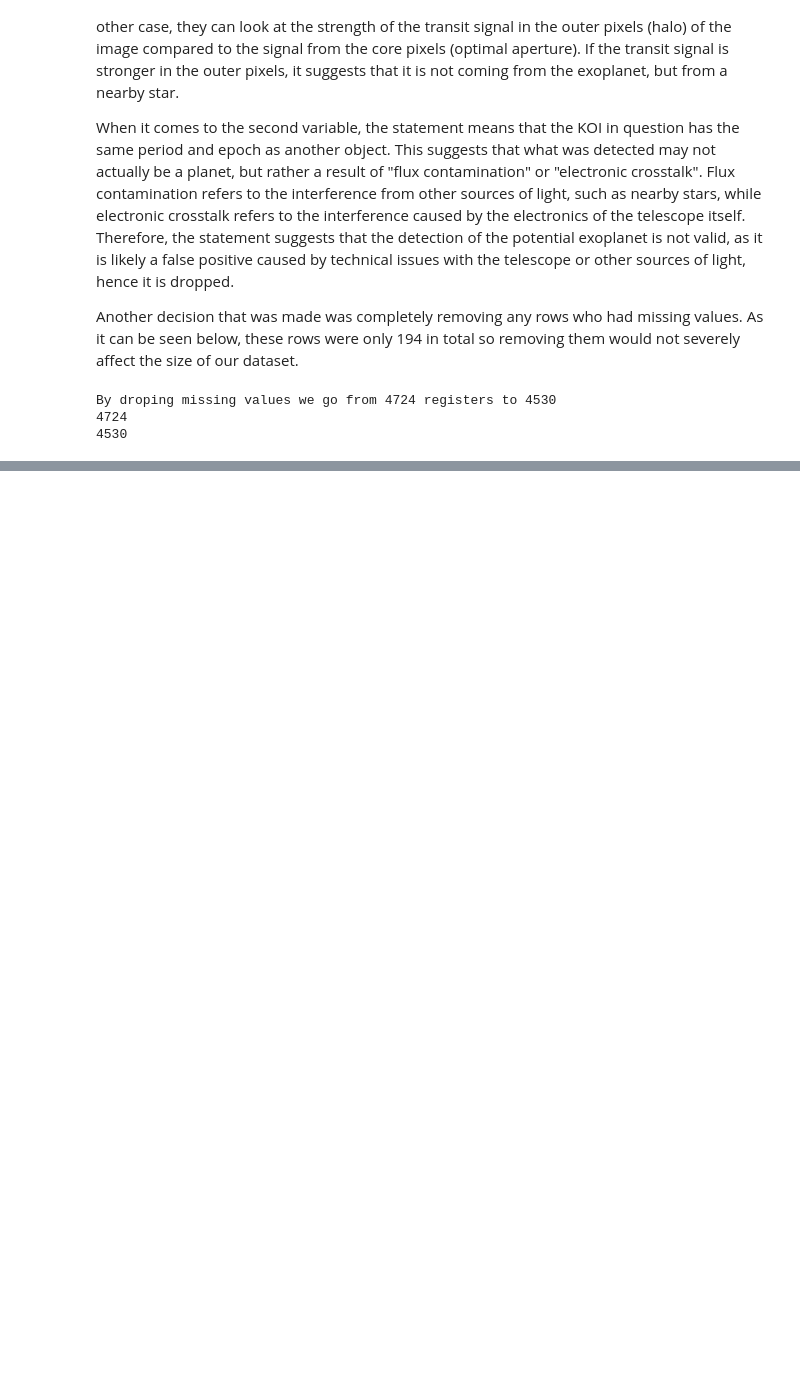
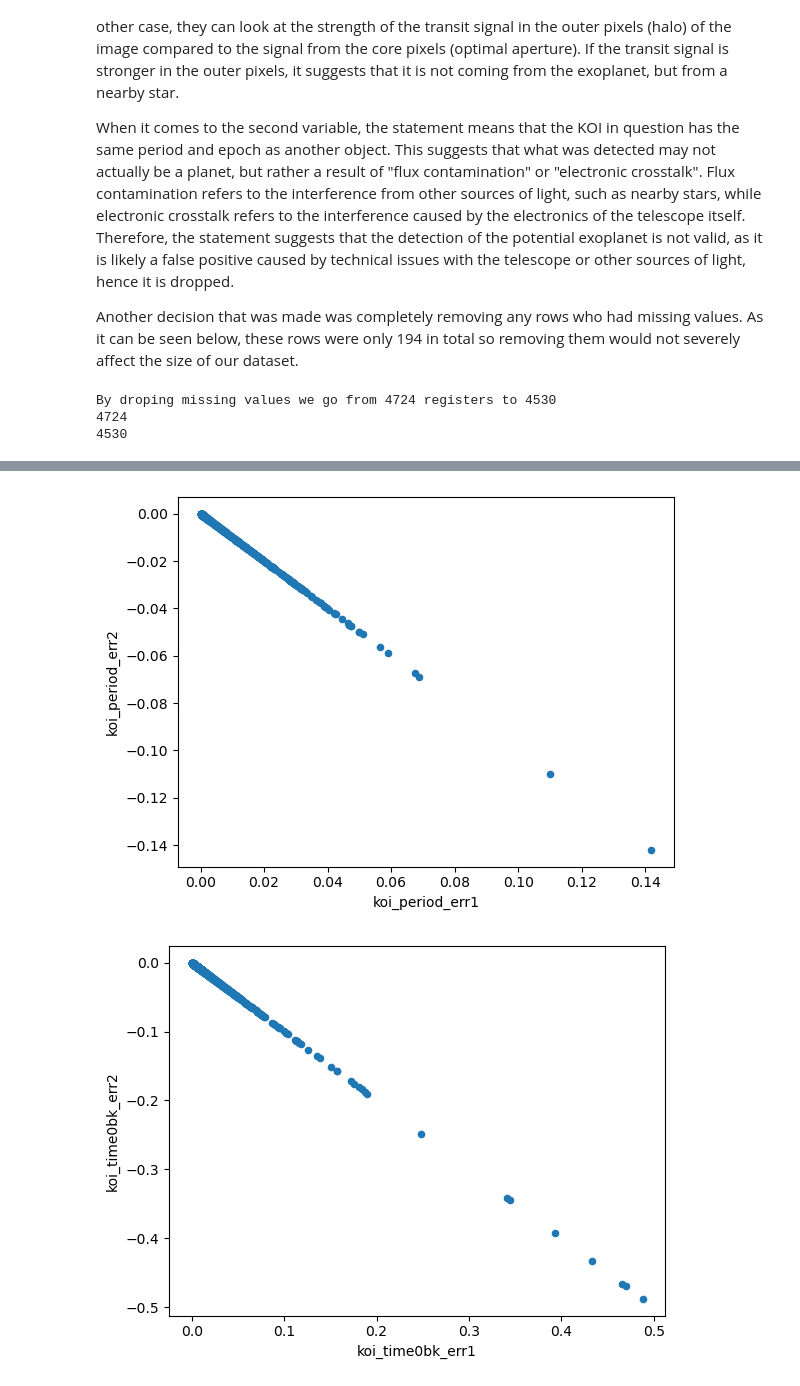
Before and after one commit to mp2b31/MDS-ML-Exoplanets, a Jupyter notebook: Exoplanet Identification.ipynb, the cells around one changed output, grey strips where cells are left out. Saved outputs shown, nothing was run; the diff lists cells and outputs as text; code cells hidden in the pictures; blank space fills up the shorter version.

```diff
--- a/Exoplanet Identification.ipynb
+++ b/Exoplanet Identification.ipynb
@@ -149,0 +203,8 @@ for col in df:
+# %%
+# Look at symetric variables
+for var in [x for x in df.columns if x.endswith("err2")]:
+    var1 = var[:-1]+"1"
+    df.plot.scatter(var1,var)
+# %% [output]
+[figure, added]
+[figure, added]
```
Also changed, not shown: parts of 12 cells of this notebook.
